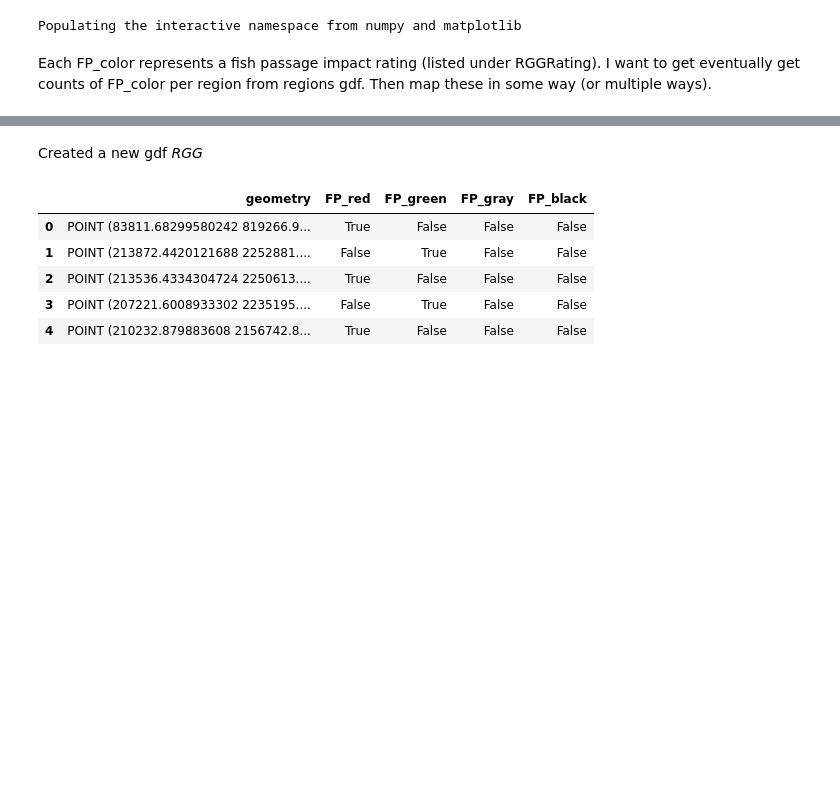
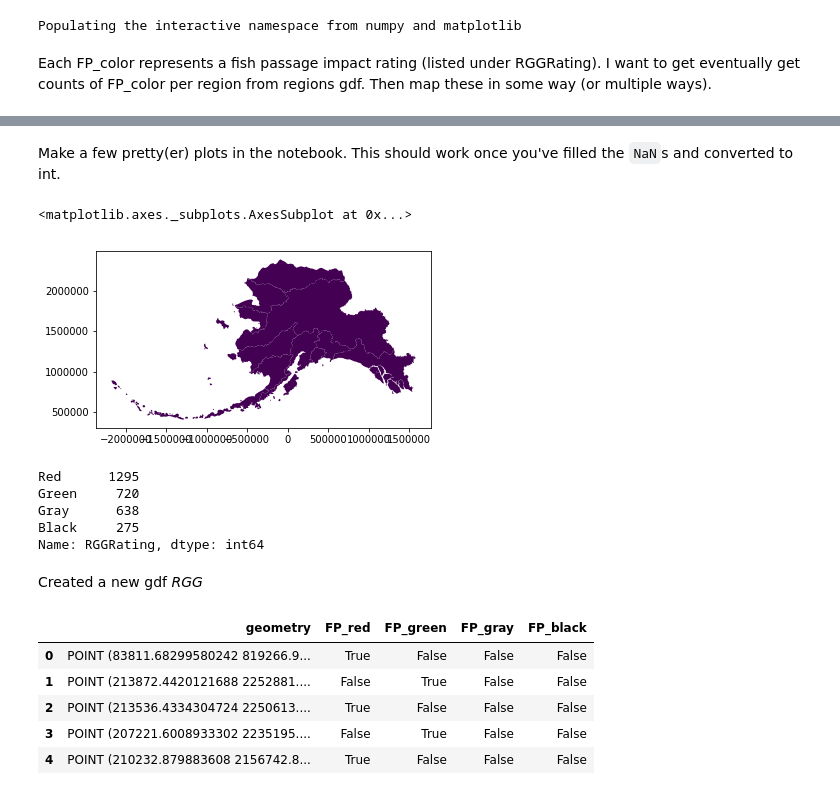
Before and after one commit to mariejohnson/spatial_analysis, a Jupyter notebook: RGG.ipynb, the cells around one changed output, grey strips where cells are left out. Cells and saved outputs as stored; diff of their text form; code cells hidden in the pictures; blank space fills up the shorter version.

```diff
--- a/RGG.ipynb
+++ b/RGG.ipynb
@@ -19,0 +29,5 @@ Each FP_color represents a fish passage impact rating (listed under RGGRating).
+# %%
+fp2 = fp[['geometry', 'RGGRating']]
+# %%
+%%time
+reg_rgg = gpd.sjoin(fp2, regions, op='within').drop('index_right', axis='columns')
@@ -19,0 +61,2 @@ Each FP_color represents a fish passage impact rating (listed under RGGRating).
+# %%
+foo = reg_rgg.drop('region_id', axis='columns').groupby(['region','RGGRating'])
@@ -19,0 +65,7 @@ Each FP_color represents a fish passage impact rating (listed under RGGRating).
+# %%
+bar = foo.count()
+blah = bar.unstack('RGGRating')
+blah.columns = blah.columns.get_level_values(1)
+# blah.assign(region=blah.index)
+blah2 = blah.join(regions.set_index('region'), on='region', how='outer')
+blah2
@@ -20,3 +101,18 @@ Each FP_color represents a fish passage impact rating (listed under RGGRating).
+# %% [markdown]
+Make a few pretty(er) plots in the notebook. This should work once you've filled the `NaN`s and converted to int.
+# %%
+gpd.GeoDataFrame(blah2).plot('Gray')
+# %% [output]
+<matplotlib.axes._subplots.AxesSubplot at 0x...>
+[figure, added]
+# %%
+fp2.RGGRating.value_counts()
+# %% [output]
+Red      1295
+Green     720
+Gray      638
+Black     275
+Name: RGGRating, dtype: int64
 # %%
 fp['FP_red'] = fp['RGGRating'] == 'Red'
 fp['FP_green'] = fp['RGGRating'] == 'Green'
```
Also changed, not shown: parts of 11 cells of this notebook.
